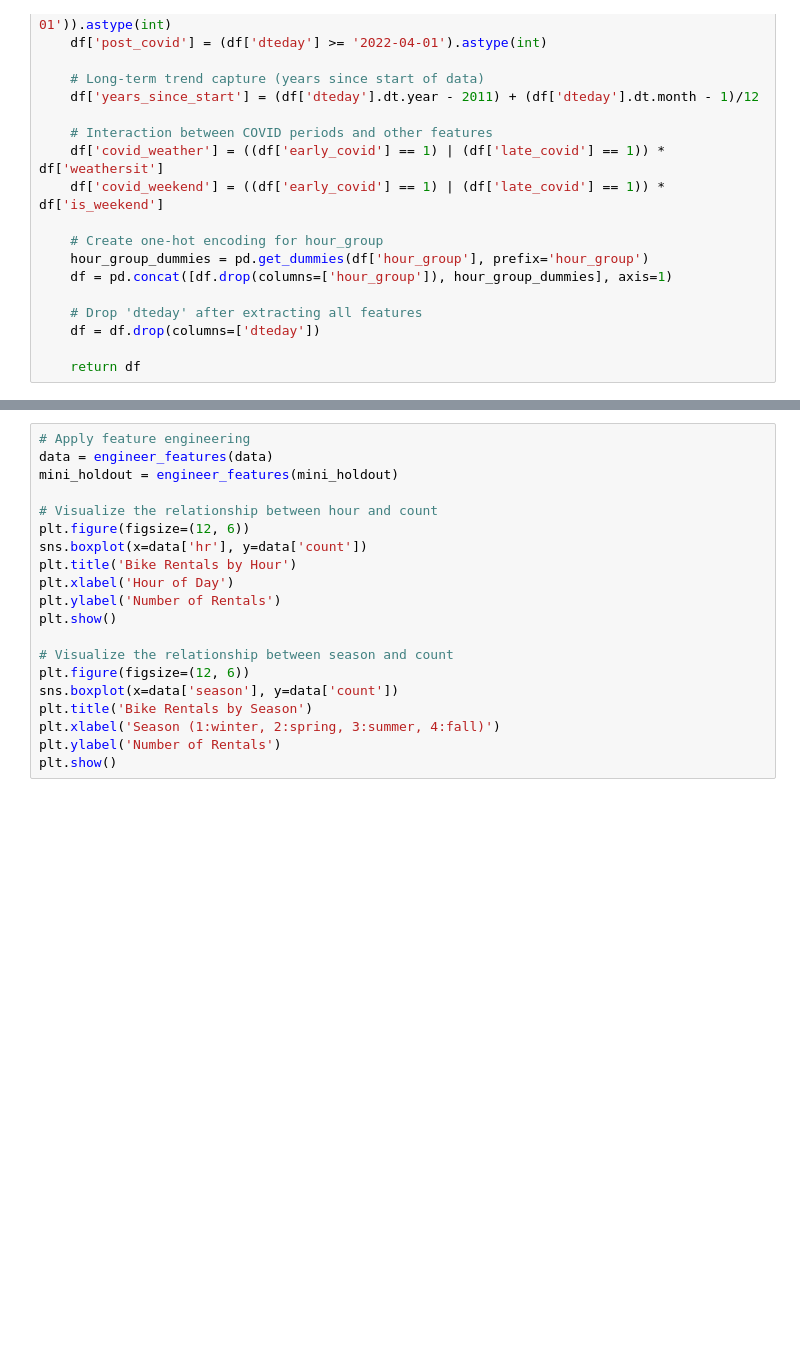
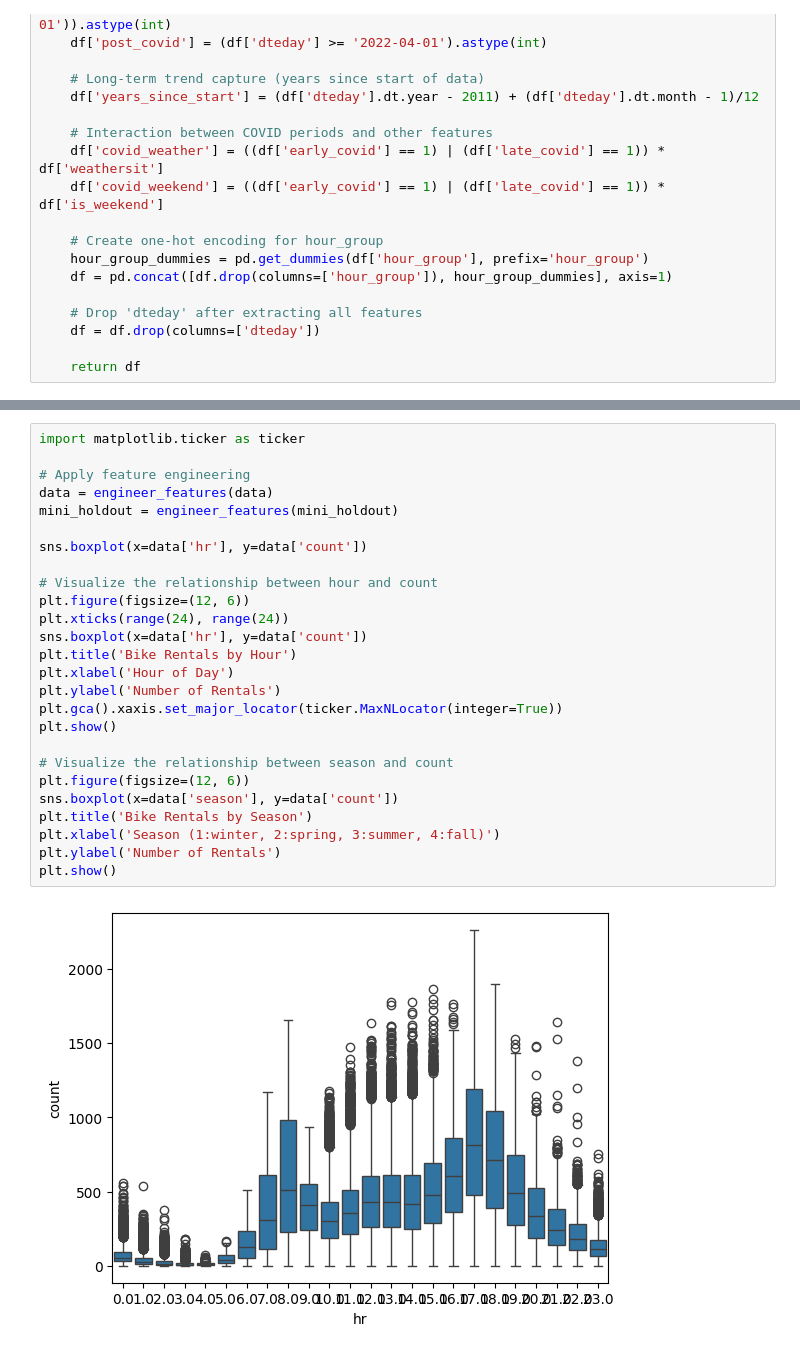
Before and after one commit to AlexJTStudent/AlexJStudent.github.io, a Jupyter notebook: Module4.ipynb, the cells around one changed output, grey strips where cells are left out. Saved outputs shown, nothing was run; the diff lists cells and outputs as text; blank space fills up the shorter version.

```diff
--- a/Module4.ipynb
+++ b/Module4.ipynb
@@ -97,20 +109,28 @@ def engineer_features(df):
 # %%
+import matplotlib.ticker as ticker
+
 # Apply feature engineering
 data = engineer_features(data)
 mini_holdout = engineer_features(mini_holdout)
 
+sns.boxplot(x=data['hr'], y=data['count'])
+
 # Visualize the relationship between hour and count
 plt.figure(figsize=(12, 6))
+plt.xticks(range(24), range(24))
 sns.boxplot(x=data['hr'], y=data['count'])
 plt.title('Bike Rentals by Hour')
 plt.xlabel('Hour of Day')
 plt.ylabel('Number of Rentals')
+plt.gca().xaxis.set_major_locator(ticker.MaxNLocator(integer=True))
 plt.show()
 
 # Visualize the relationship between season and count
 plt.figure(figsize=(12, 6))
 sns.boxplot(x=data['season'], y=data['count'])
 plt.title('Bike Rentals by Season')
 plt.xlabel('Season (1:winter, 2:spring, 3:summer, 4:fall)')
 plt.ylabel('Number of Rentals')
 plt.show()
+# %% [output]
+[figure, added]
```
Also changed, not shown: parts of 7 cells of this notebook.
